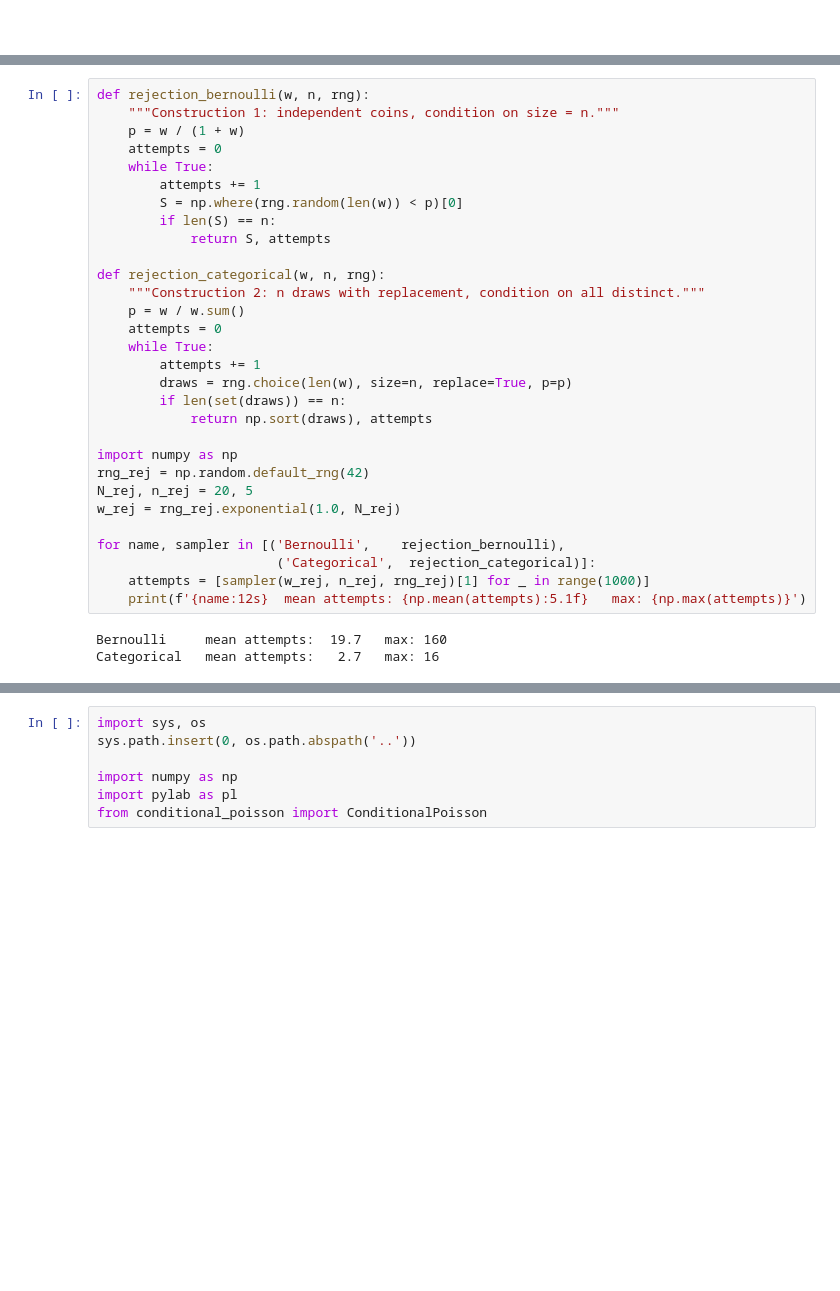
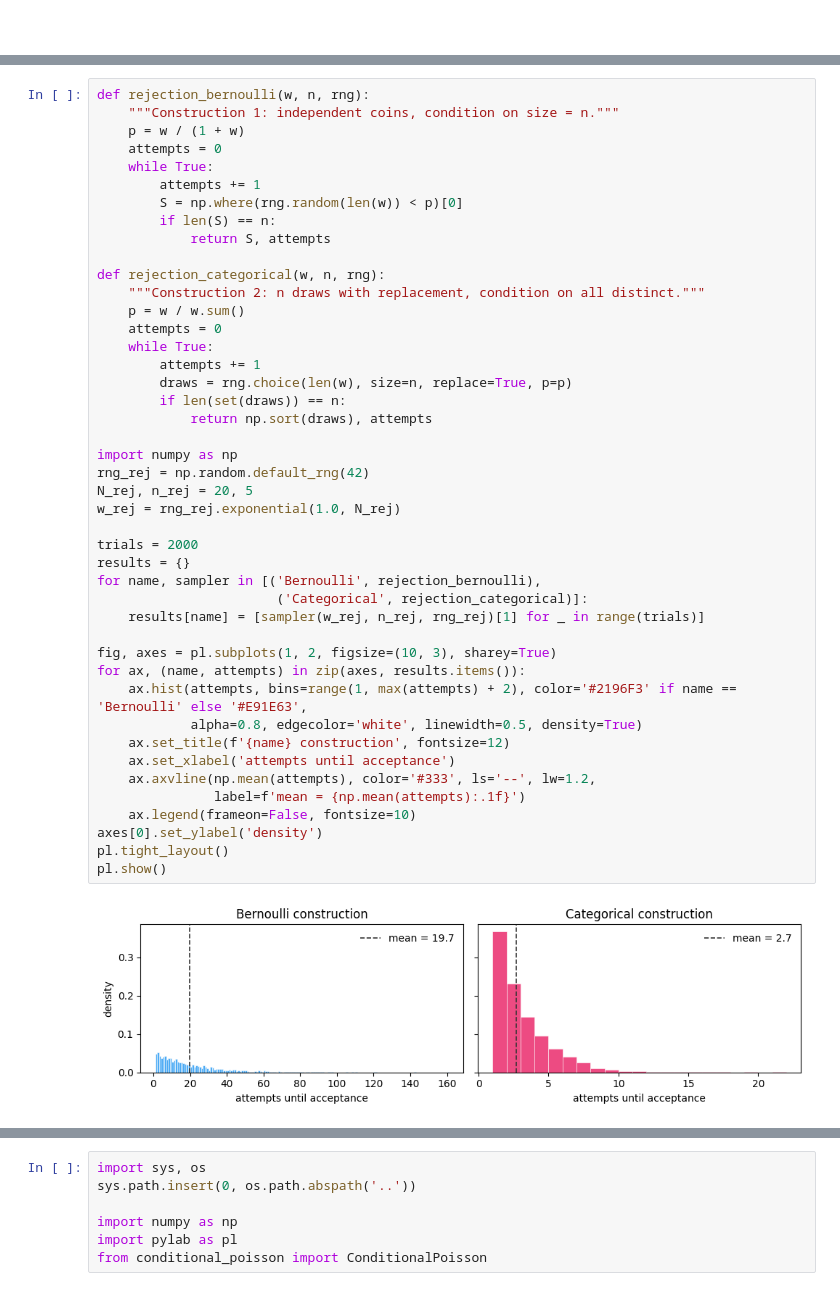
Before and after one commit to timvieira/conditional-poisson-sampling, a Jupyter notebook: content/conditional-poisson-sampling.ipynb, the cells around one changed output, grey strips where cells are left out. Saved outputs shown, nothing was run; the diff lists cells and outputs as text; blank space fills up the shorter version.

```diff
--- a/content/conditional-poisson-sampling.ipynb
+++ b/content/conditional-poisson-sampling.ipynb
@@ -46,36 +46,49 @@ Note that in construction 1, the weight $\w_i$ is literally the *odds* of item $
 # %%
 def rejection_bernoulli(w, n, rng):
     """Construction 1: independent coins, condition on size = n."""
     p = w / (1 + w)
     attempts = 0
     while True:
         attempts += 1
         S = np.where(rng.random(len(w)) < p)[0]
         if len(S) == n:
             return S, attempts
 
 def rejection_categorical(w, n, rng):
     """Construction 2: n draws with replacement, condition on all distinct."""
     p = w / w.sum()
     attempts = 0
     while True:
         attempts += 1
         draws = rng.choice(len(w), size=n, replace=True, p=p)
         if len(set(draws)) == n:
             return np.sort(draws), attempts
 
 import numpy as np
 rng_rej = np.random.default_rng(42)
 N_rej, n_rej = 20, 5
 w_rej = rng_rej.exponential(1.0, N_rej)
 
-for name, sampler in [('Bernoulli',    rejection_bernoulli),
-                       ('Categorical',  rejection_categorical)]:
-    attempts = [sampler(w_rej, n_rej, rng_rej)[1] for _ in range(1000)]
-    print(f'{name:12s}  mean attempts: {np.mean(attempts):5.1f}   max: {np.max(attempts)}')
+trials = 2000
+results = {}
+for name, sampler in [('Bernoulli', rejection_bernoulli),
+                       ('Categorical', rejection_categorical)]:
+    results[name] = [sampler(w_rej, n_rej, rng_rej)[1] for _ in range(trials)]
+
+fig, axes = pl.subplots(1, 2, figsize=(10, 3), sharey=True)
+for ax, (name, attempts) in zip(axes, results.items()):
+    ax.hist(attempts, bins=range(1, max(attempts) + 2), color='#2196F3' if name == 'Bernoulli' else '#E91E63',
+            alpha=0.8, edgecolor='white', linewidth=0.5, density=True)
+    ax.set_title(f'{name} construction', fontsize=12)
+    ax.set_xlabel('attempts until acceptance')
+    ax.axvline(np.mean(attempts), color='#333', ls='--', lw=1.2,
+               label=f'mean = {np.mean(attempts):.1f}')
+    ax.legend(frameon=False, fontsize=10)
+axes[0].set_ylabel('density')
+pl.tight_layout()
+pl.show()
 # %% [output]
-Bernoulli     mean attempts:  19.7   max: 160
-Categorical   mean attempts:   2.7   max: 16
+[figure, added]
 # %% [markdown]
 The acceptance rates for the two constructions are:
 
```
Also changed, not shown: parts of 21 cells of this notebook, 1 other file.
